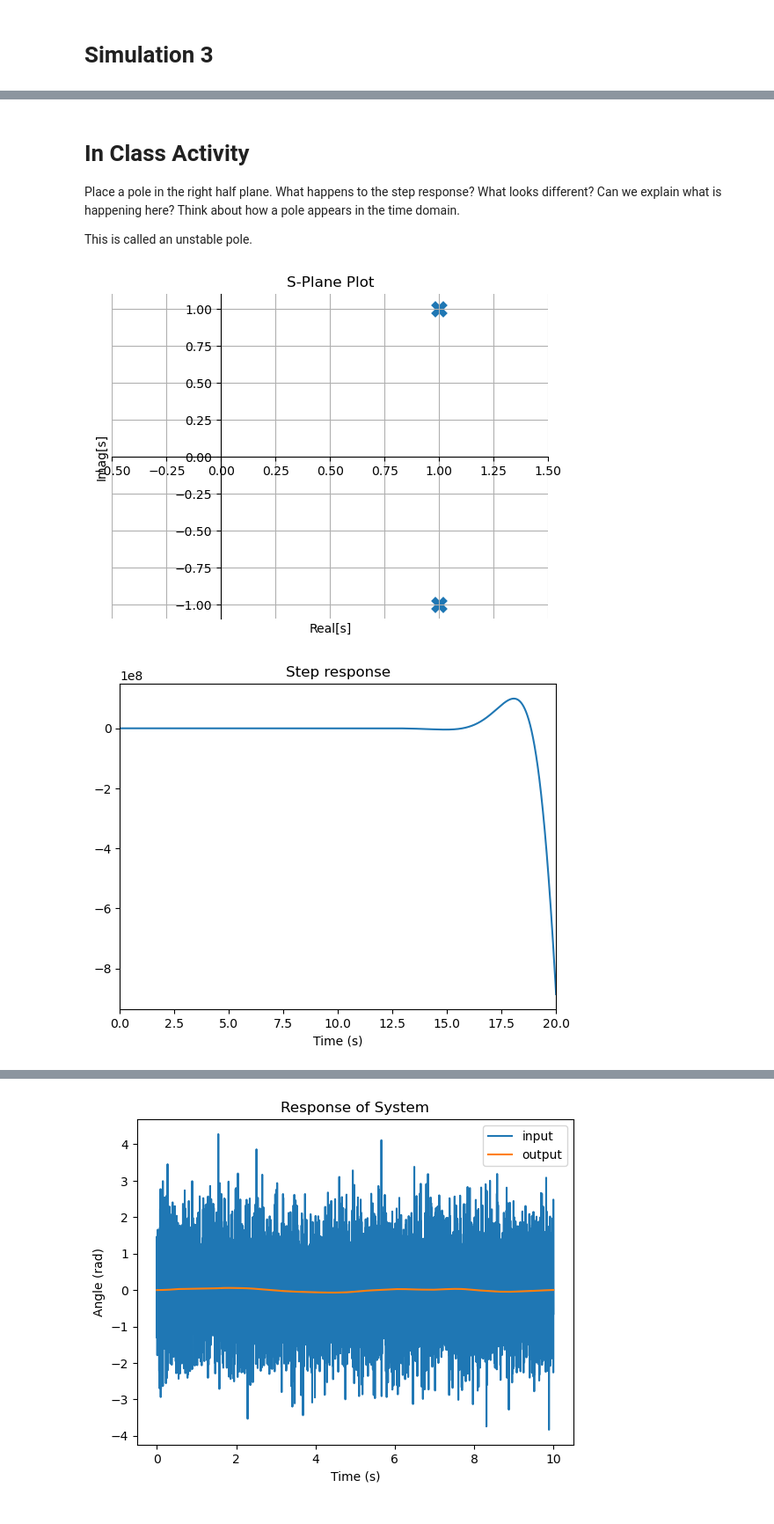
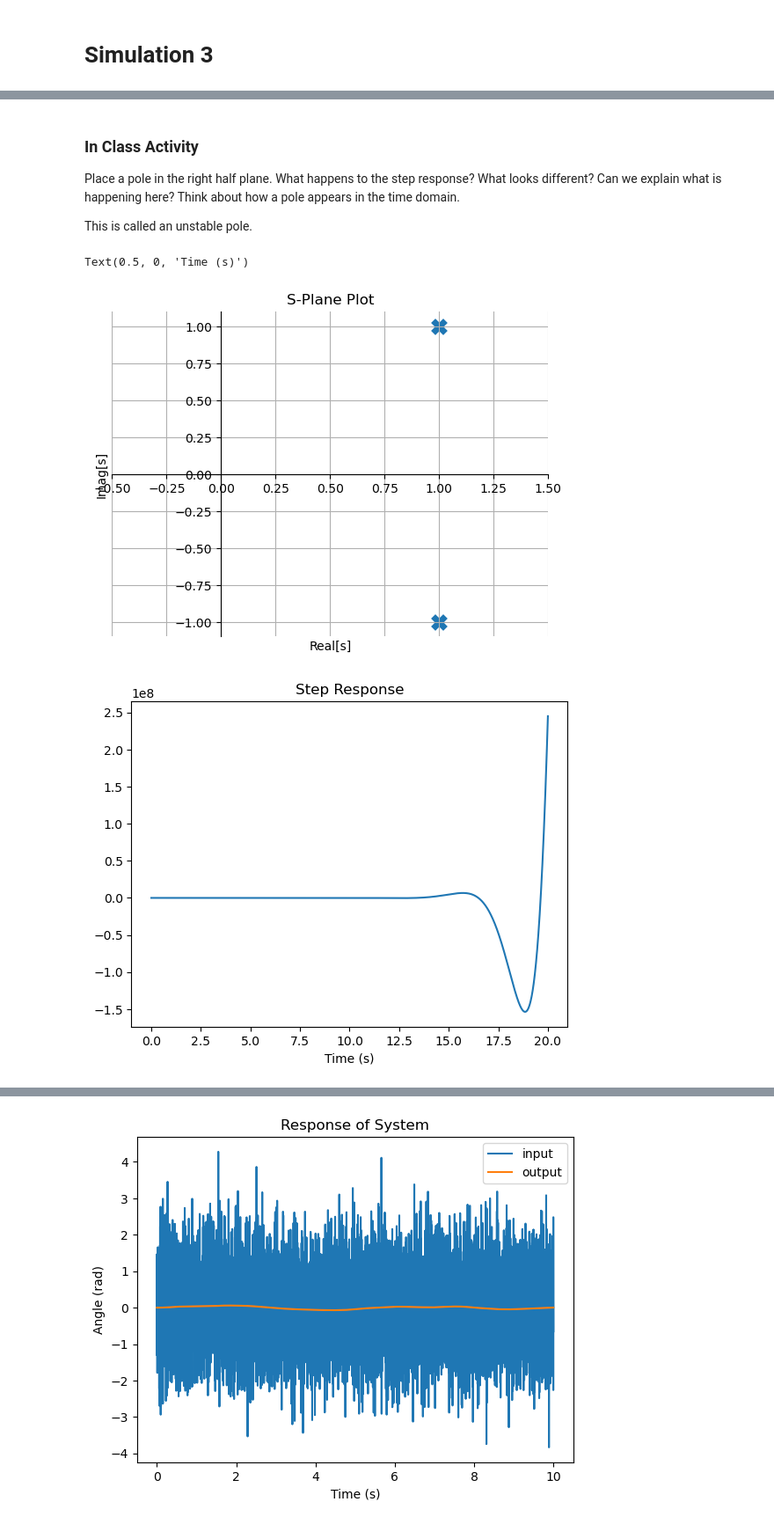
Before and after one commit to arneUofC/ENEL441Unit1, a Jupyter notebook: Unit 1 - Transfer Functions.ipynb, the cells around one changed output, grey strips where cells are left out. Shown at 88% size. Drawn from its saved outputs; the diff is of its cells as text; code cells hidden in the pictures.

```diff
--- a/Unit 1 - Transfer Functions.ipynb
+++ b/Unit 1 - Transfer Functions.ipynb
@@ -435,33 +442,43 @@ See video for exact equations.
 
 In a few weeks, we will be using controllers to "place" the poles of a system anywhere in the s-plane. Now we know where we want to place them!
 # %% [markdown]
-# In Class Activity
+### In Class Activity
 Place a pole in the right half plane. What happens to the step response? What looks different? Can we explain what is happening here? Think about how a pole appears in the time domain.
 
 This is called an unstable pole.
 # %%
 import enel441_utilities as eu
 import numpy as np
-import importlib
-
-importlib.reload(eu)
+import control as ct
 
 
+
+# set up transfer function
 p1 = 1+1j
 roots1 = np.array([p1, np.conjugate(p1)])
 den1 = eu.roots_to_polynomial(roots1)
 num1 = np.array([1])
-num1 = num1*den1[-2]/num1[-1]
+num1 = num1*den1[-1]/num1[-1]
+sys1 = ct.tf(num1,den1)
 
 
 # calculate step responses
 N = 10000   #number of points
 Tf = 20     #time in seconds of simulation
 t = np.linspace(0,Tf,N)
+t,y = ct.step_response(sys1,T=t)
 
+
+# Make s-plane plot
 eu.enel441_s_plane_plot(num1, den1)
-fig, ax, out_step = eu.enel441_step_response(num1,den1,t)
+
+# plot step response
+fig,ax=plt.subplots(1)
+ax.plot(t,y)
+ax.set_title('Step Response')
+ax.set_xlabel('Time (s)')
 # %% [output]
+Text(0.5, 0, 'Time (s)')
 [figure]
-[figure, old version]
+[figure, new version]
 # %% [markdown]
```
Also changed, not shown: parts of 43 cells of this notebook, 1 other file.
